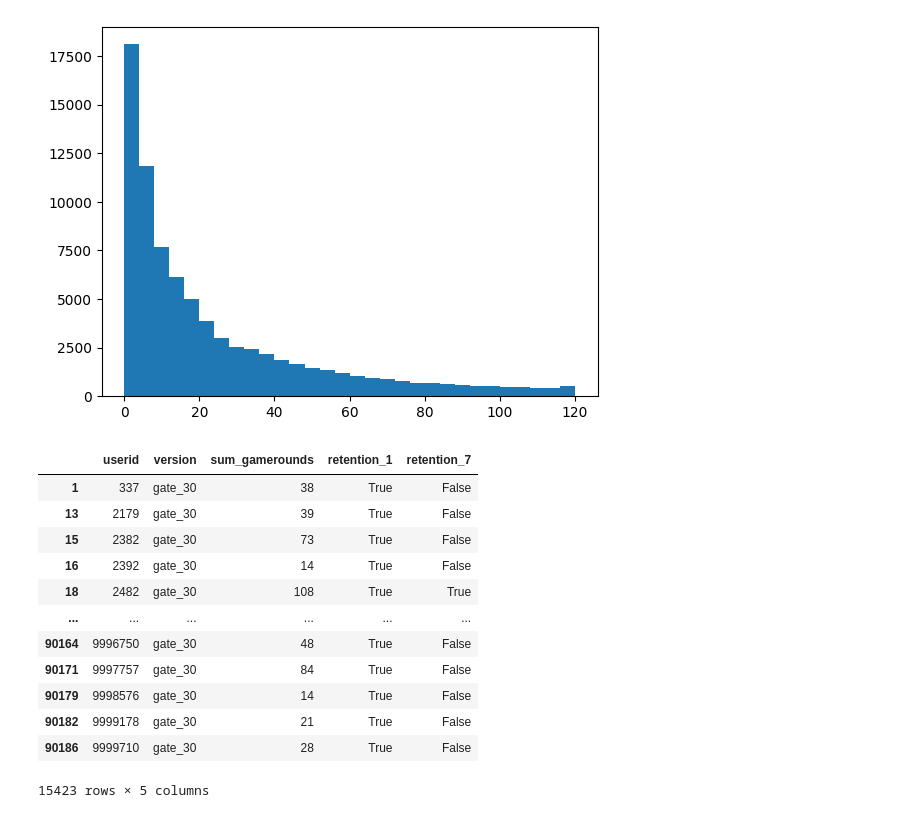
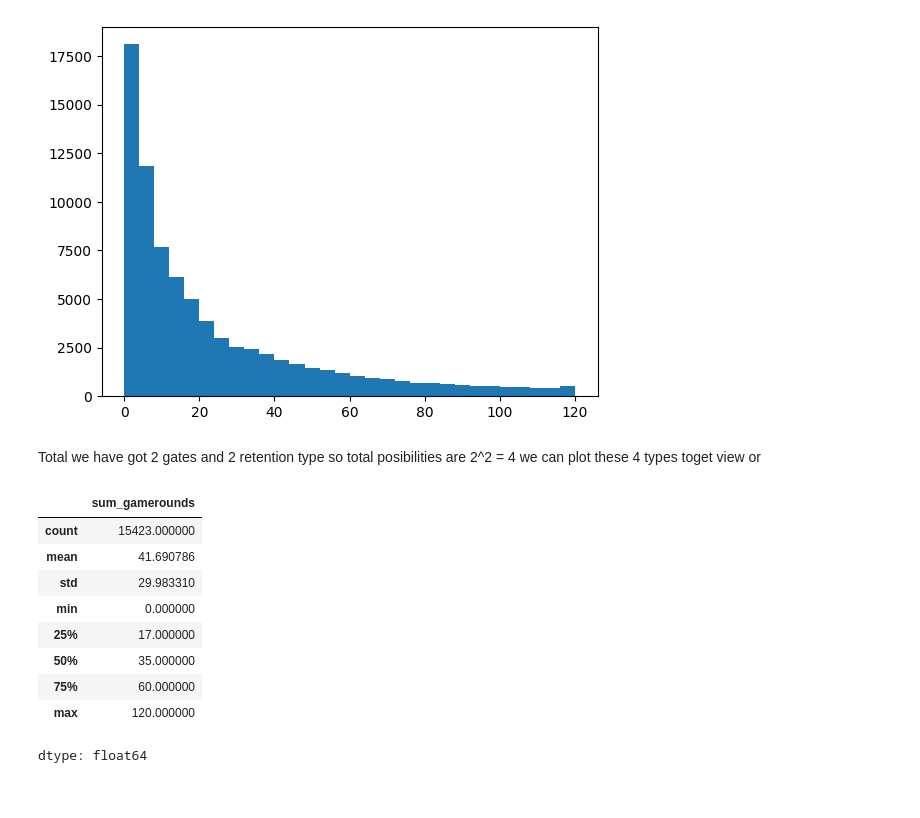
Before and after one commit to harshchamp/A-B-testing-Model, a Jupyter notebook: AB_Testing.ipynb, the cells around one changed output. Cells and saved outputs as stored; diff of their text form; code cells hidden in the pictures.

```diff
--- a/AB_Testing.ipynb
+++ b/AB_Testing.ipynb
@@ -138,19 +248,18 @@ plt.hist(df_filtered['sum_gamerounds'], bins=30)
 plt.show()
 # %% [output]
 [figure]
+# %% [markdown]
+Total we have got 2  gates and 2 retention type so total posibilities are 2^2 = 4 we can plot these 4 types toget view or
 # %%
-df_filtered[(df_filtered['version'] == 'gate_30') & (df_filtered['retention_1']== True)]
+df_filtered[(df_filtered['version'] == 'gate_30') & (df_filtered['retention_1']== True)]['sum_gamerounds'].describe()
 # %% [output]
-|  | userid | version | sum_gamerounds | retention_1 | retention_7 |
-| 1 | 337 | gate_30 | 38 | True | False |
-| 13 | 2179 | gate_30 | 39 | True | False |
-| 15 | 2382 | gate_30 | 73 | True | False |
-| 16 | 2392 | gate_30 | 14 | True | False |
-| 18 | 2482 | gate_30 | 108 | True | True |
-| ... | ... | ... | ... | ... | ... |
-| 90164 | 9996750 | gate_30 | 48 | True | False |
-| 90171 | 9997757 | gate_30 | 84 | True | False |
-| 90179 | 9998576 | gate_30 | 14 | True | False |
-| 90182 | 9999178 | gate_30 | 21 | True | False |
-| 90186 | 9999710 | gate_30 | 28 | True | False |
+|  | sum_gamerounds |
+| count | 15423.000000 |
+| mean | 41.690786 |
+| std | 29.983310 |
+| min | 0.000000 |
+| 25% | 17.000000 |
+| 50% | 35.000000 |
+| 75% | 60.000000 |
+| max | 120.000000 |
-15423 rows × 5 columns
+dtype: float64
```
Also changed, not shown: parts of 22 cells of this notebook.
